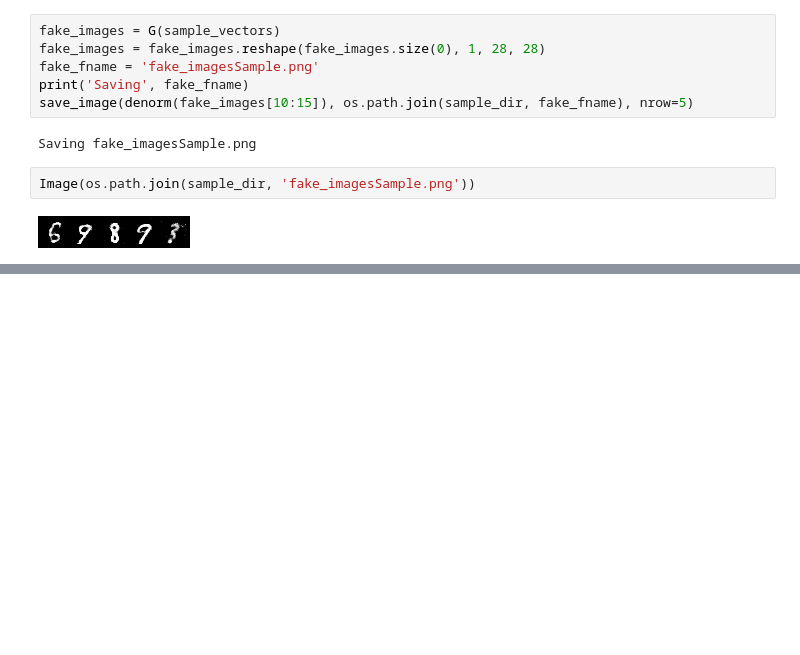
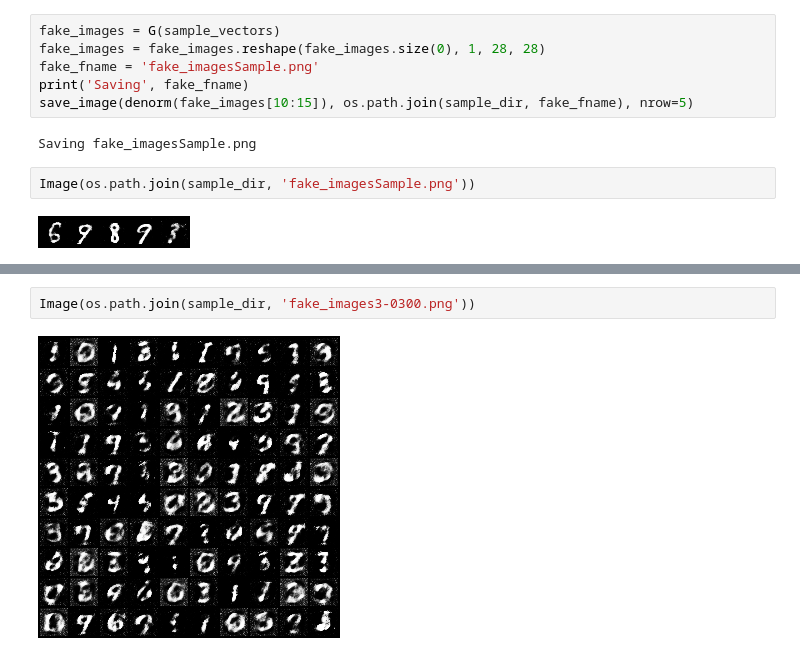
Before and after one commit to jesusgl86/Deep-Learning-Course, a Jupyter notebook: GAN.ipynb, the cells around one changed output, grey strips where cells are left out. Drawn from its saved outputs; the diff is of its cells as text; blank space fills up the shorter version.

```diff
--- a/GAN.ipynb
+++ b/GAN.ipynb
@@ -443,0 +673,4 @@ for epoch in range(num_epochs):
+# %%
+Image(os.path.join(sample_dir, 'fake_images3-0300.png'))
+# %% [output]
+[figure, added]
```
Also changed, not shown: parts of 20 cells of this notebook.
